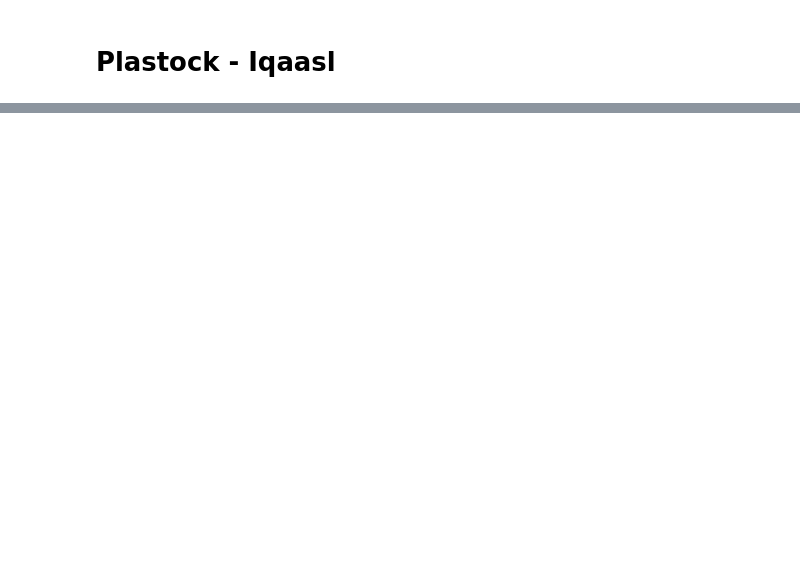
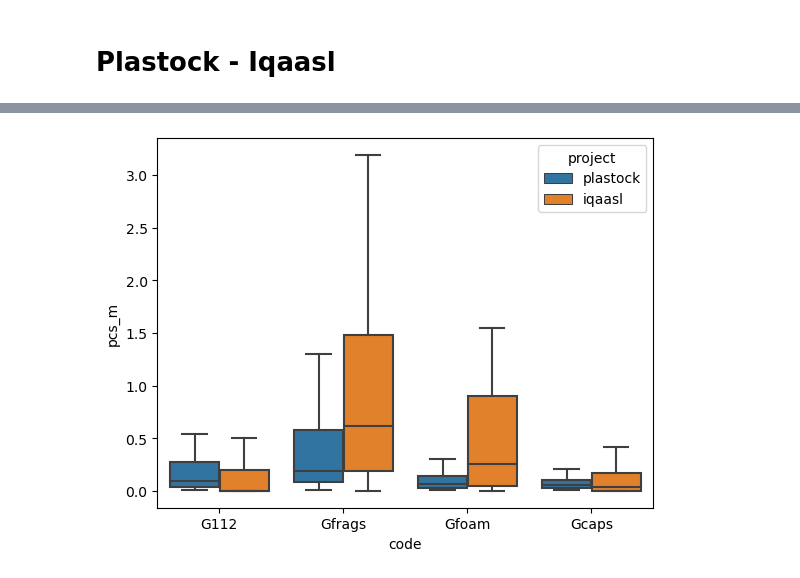
Before and after one commit to AssociationSauvegardeLeman/plastock, a Jupyter notebook: plastock_iqaasl.ipynb, the cells around one changed output, grey strips where cells are left out. Cells and saved outputs as stored; diff of their text form; code cells hidden in the pictures; blank space fills up the shorter version.

```diff
--- a/plastock_iqaasl.ipynb
+++ b/plastock_iqaasl.ipynb
@@ -611,0 +233,14 @@ code_location
+# %%
+# compare code values
+# choose a code
+codes = ["G112", "Gcaps", "Gfoam", "Gfrags"]
+
+
+fig, ax = plt.subplots()
+
+sns.boxplot(data=workdata[workdata.code.isin(codes)], x="code", y="pcs_m", ax=ax, hue="project", showfliers=False)
+
+
+plt.show()
+# %% [output]
+[figure, added]
```
Also changed, not shown: parts of 27 cells of this notebook.
